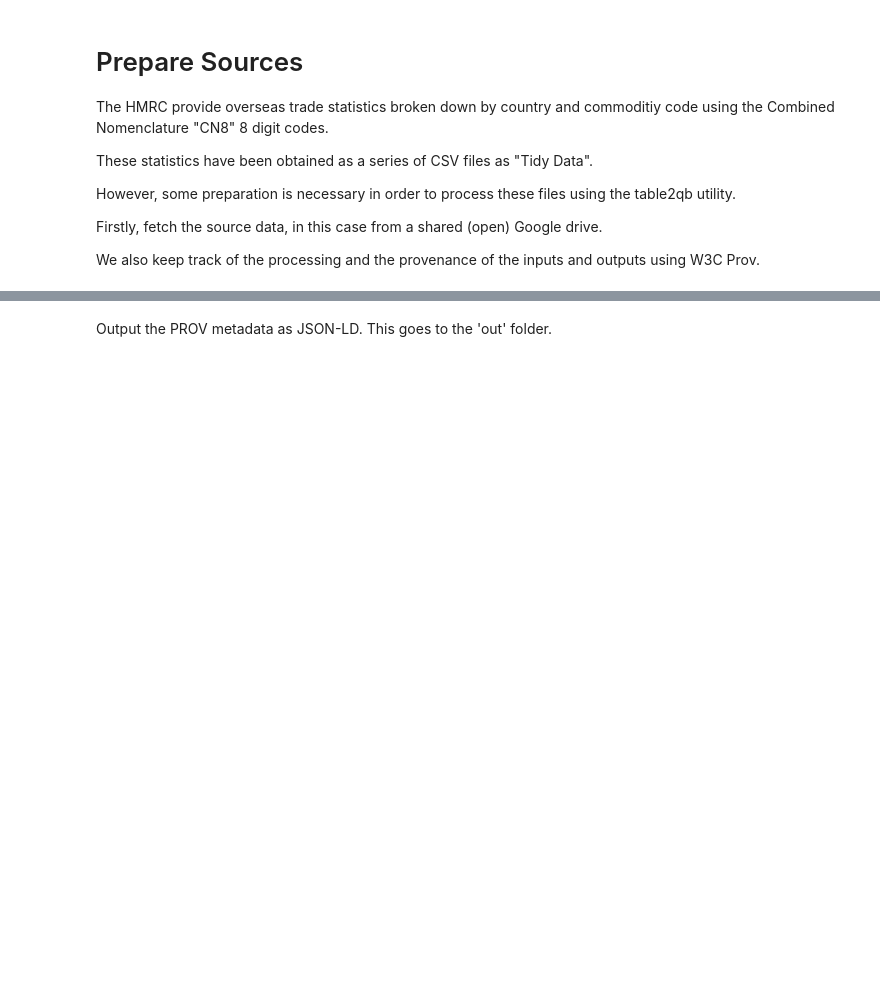
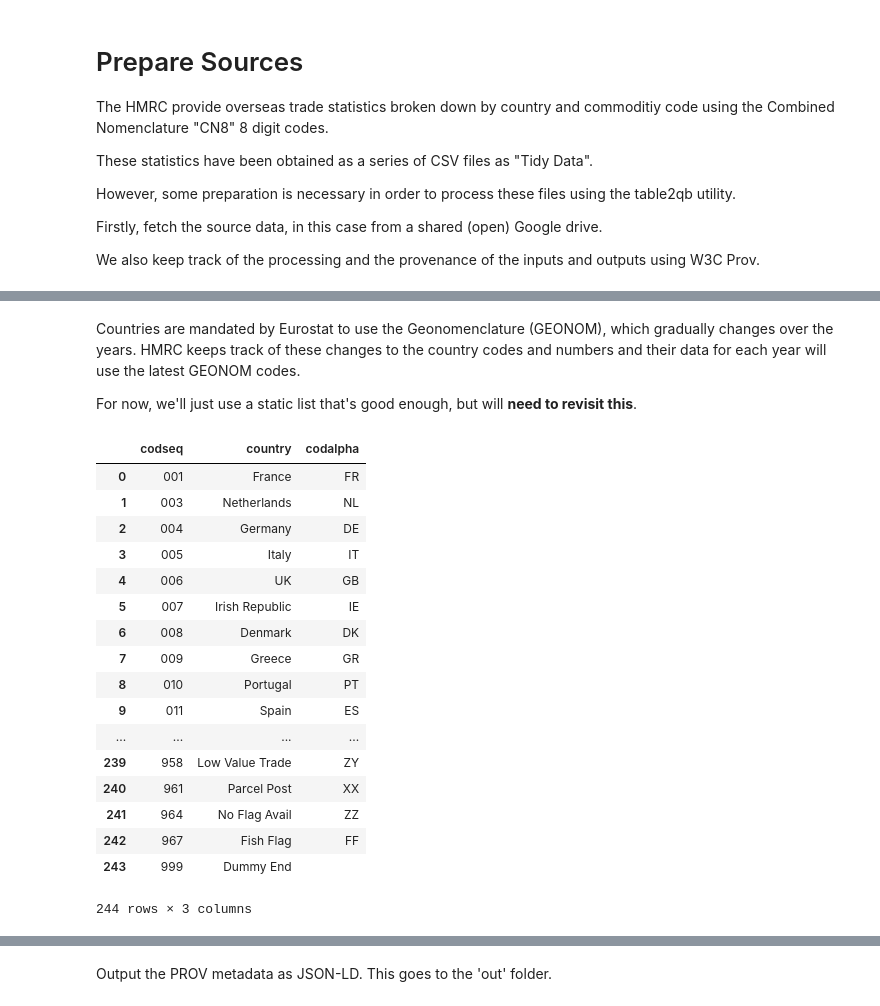
Before and after one commit to lkitching/HMRC_OTS_CN8, a Jupyter notebook: Prepare_sources.ipynb, the cells around one changed output, grey strips where cells are left out. Drawn from its saved outputs; the diff is of its cells as text; code cells hidden in the pictures; blank space fills up the shorter version.

```diff
--- a/Prepare_sources.ipynb
+++ b/Prepare_sources.ipynb
@@ -74,0 +90,31 @@ The table2qb utility requires that the input CSV look like:
+# %% [markdown]
+Countries are mandated by Eurostat to use the Geonomenclature (GEONOM), which gradually changes over the years. HMRC keeps track of these changes to the country codes and numbers and their data for each year will use the latest GEONOM codes.
+
+For now, we'll just use a static list that's good enough, but will __need to revisit this__.
+# %%
+geonom_2018_excel = 'https://drive.google.com/uc?export=download&id=17Laouuze9gT04xV1Q5M-RZyEqGZUHZJ_'
+geonom = pd.read_excel(BytesIO(session.get(geonom_2018_excel).content),
+                       na_values=[], keep_default_na=False, dtypes=str)
+geonom['codseq'] = geonom['codseq'].apply(
+    lambda x: "%03d" % int(x))
+geonom.drop(columns=['statsw', 'geogsw', 'dutysw'], inplace=True)
+geonom
+# %% [output]
+|  | codseq | country | codalpha |
+| 0 | 001 | France | FR |
+| 1 | 003 | Netherlands | NL |
+| 2 | 004 | Germany | DE |
+| 3 | 005 | Italy | IT |
+| 4 | 006 | UK | GB |
+| 5 | 007 | Irish Republic | IE |
+| 6 | 008 | Denmark | DK |
+| 7 | 009 | Greece | GR |
+| 8 | 010 | Portugal | PT |
+| 9 | 011 | Spain | ES |
+| ... | ... | ... | ... |
+| 239 | 958 | Low Value Trade | ZY |
+| 240 | 961 | Parcel Post | XX |
+| 241 | 964 | No Flag Avail | ZZ |
+| 242 | 967 | Fish Flag | FF |
+| 243 | 999 | Dummy End |  |
+244 rows × 3 columns
```
Also changed, not shown: parts of 14 cells of this notebook, 1 other file.
